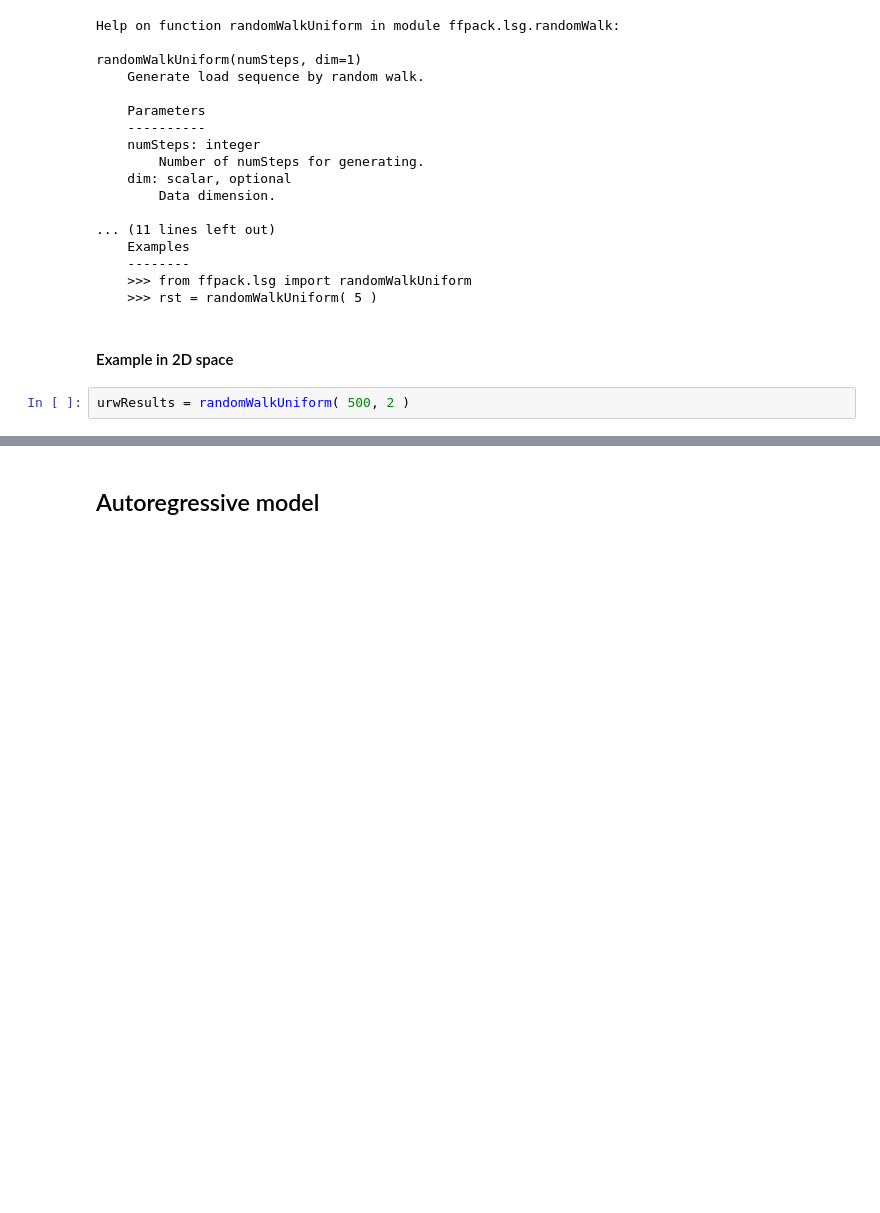
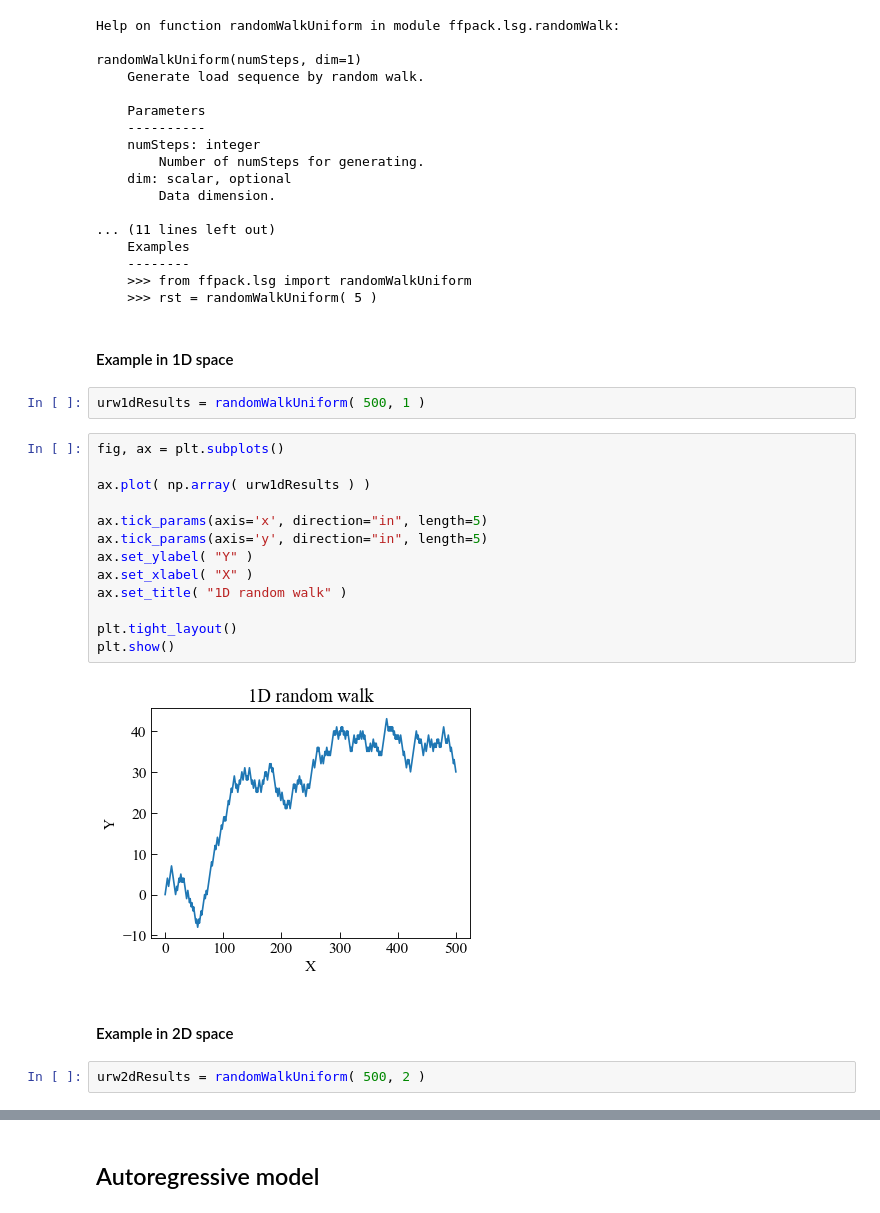
Before and after one commit to dpzhuX/ffpack, a Jupyter notebook: docs/source/load sequence generator.ipynb, the cells around one changed output, grey strips where cells are left out. Saved outputs shown, nothing was run; the diff lists cells and outputs as text; blank space fills up the shorter version.

```diff
--- a/docs/source/load sequence generator.ipynb
+++ b/docs/source/load sequence generator.ipynb
@@ -47,10 +47,29 @@ randomWalkUniform(numSteps, dim=1)
     --------
     >>> from ffpack.lsg import randomWalkUniform
     >>> rst = randomWalkUniform( 5 )
+# %% [markdown]
+#### Example in 1D space
+# %%
+urw1dResults = randomWalkUniform( 500, 1 )
+# %%
+fig, ax = plt.subplots()
+
+ax.plot( np.array( urw1dResults ) )
+
+ax.tick_params(axis='x', direction="in", length=5)
+ax.tick_params(axis='y', direction="in", length=5)
+ax.set_ylabel( "Y" )
+ax.set_xlabel( "X" )
+ax.set_title( "1D random walk" )
+
+plt.tight_layout()
+plt.show()
+# %% [output]
+[figure, added]
 # %% [markdown]
 #### Example in 2D space
 # %%
-urwResults = randomWalkUniform( 500, 2 )
+urw2dResults = randomWalkUniform( 500, 2 )
 # %%
 fig, ax = plt.subplots( figsize=( 5, 5 ) )
 
```
Also changed, not shown: parts of 10 cells of this notebook, 8 other files.
